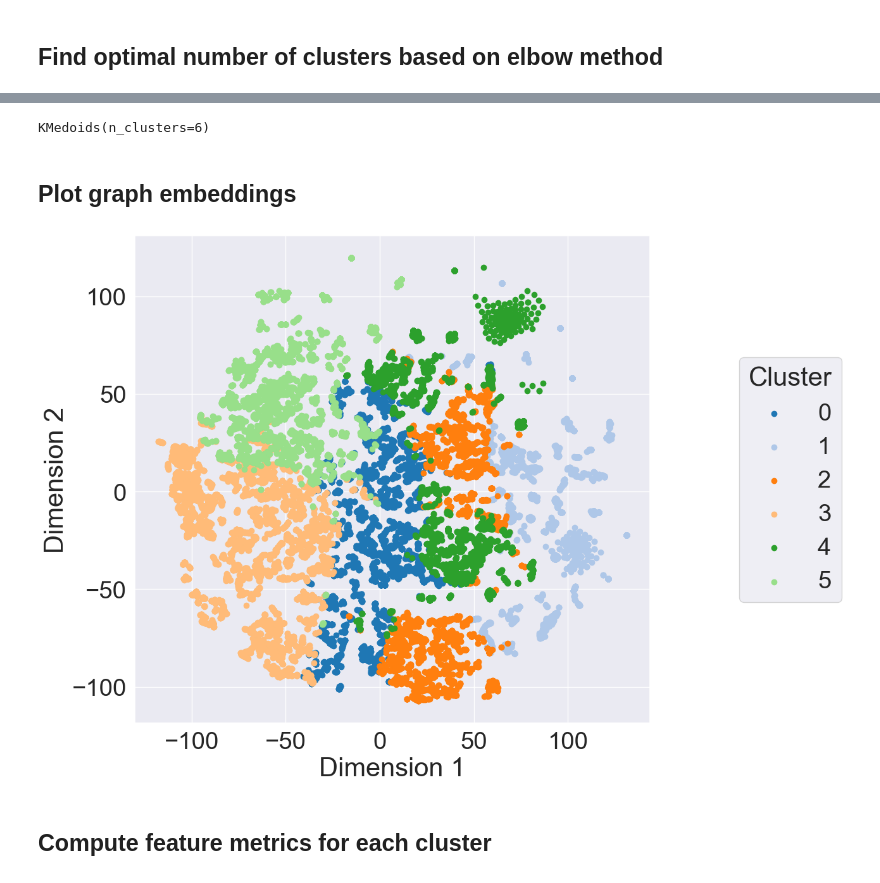
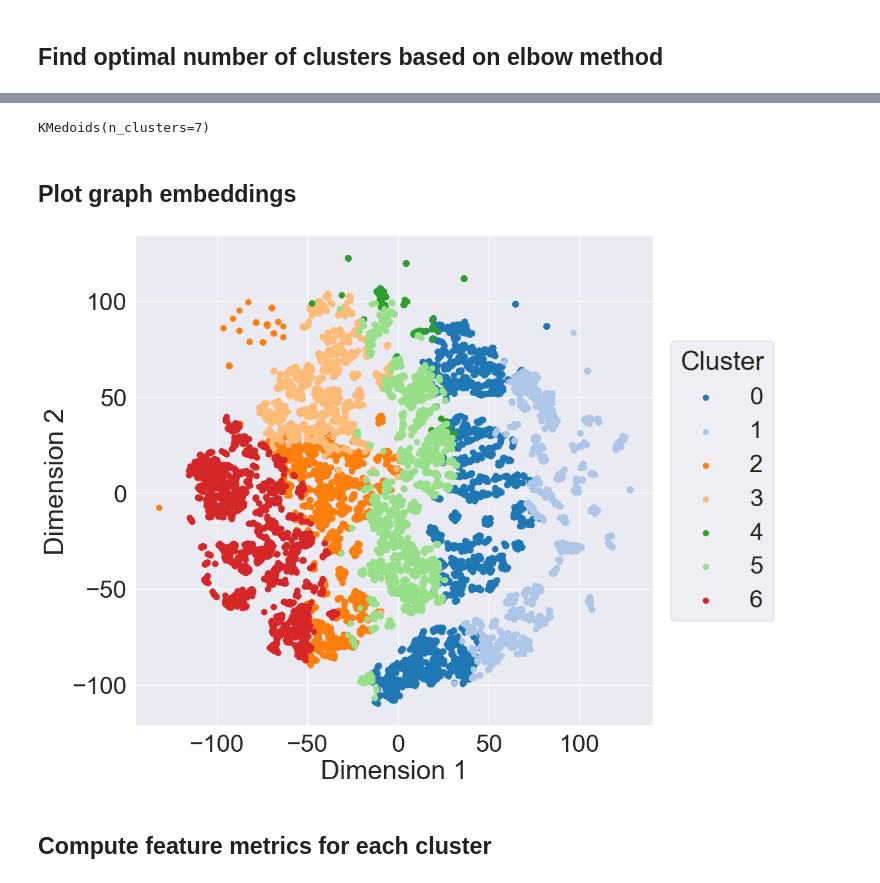
Before and after one commit to Teravolt/microrts-graph-state-encoder-gssl, a Jupyter notebook: visualize_gnn_states_cog2019.ipynb, the cells around one changed output, grey strips where cells are left out. Saved outputs shown, nothing was run; the diff lists cells and outputs as text; code cells hidden in the pictures.

Commit message:
Add visualizations

```diff
--- a/visualize_gnn_states_cog2019.ipynb
+++ b/visualize_gnn_states_cog2019.ipynb
@@ -19,7 +19,7 @@ CONFIG = Namespace(
     ema_alpha=0.99,
     batch_size=8,
     model_name="microrts-gnn-state-encoder",
-    save_model="gnn-state-model-v2.pt",
+    save_model="gnn-state-model-v2-centering.pt",
     hidden_dims=256,
     max_replays=-1,
     update_freq=100,
@@ -296,8 +296,8 @@ Silhouette Score for 15 clusters: 0.23029355704784393
 # %%
-kmedoids_obj = KMedoids(n_clusters=6)
+kmedoids_obj = KMedoids(n_clusters=7)
 kmedoids_obj.fit(graph_embeddings)
 # %% [output]
-KMedoids(n_clusters=6)
+KMedoids(n_clusters=7)
 # %% [markdown]
 ## Plot graph embeddings
 # %%
@@ -310,35 +310,35 @@ ax = fig.add_subplot(111)
 # dim_red_obj = UMAP(n_components=2, random_state=CONFIG.seed)
 dim_red_obj = TSNE(n_components=2, random_state=CONFIG.seed)
 dim_red_embedding = dim_red_obj.fit_transform(graph_embeddings)
 
 df = pd.DataFrame(dim_red_embedding, columns=['dim1', 'dim2'])
 df['game_segment_label'] = game_segment_labels
 df['map_label'] = map_labels
 df['kmedoids_label'] = kmedoids_obj.labels_
 df['player_name'] = player_name_labels
 
 labels = df['kmedoids_label'].values
 # labels = [label for label in labels if 'mid-game' not in label]
 num_labels = len(set(labels))
 for i, label in enumerate(set(labels)):
     label_df = df[df.kmedoids_label == label]
     ax.scatter(label_df.dim1, label_df.dim2, label=str(label), c=color_map(i))
 
 ax.set_xlabel("Dimension 1")
 ax.set_ylabel("Dimension 2")
 # ax.set_zlabel("Dimension 3")
 box = ax.get_position()
 ax.set_position([box.x0, box.y0, box.width * 0.7, box.height])
-ax.legend(loc='center left', bbox_to_anchor=(1.15, 0.5), title='Cluster')
+ax.legend(loc='center left', bbox_to_anchor=(1.01, 0.5), title='Cluster')
 
 if CONFIG.max_replays == -1:
     plt.savefig('cog-2019-all-replays-cluster-vis.pdf', bbox_inches='tight')
 else:
     plt.savefig(f'cog-2019-first-{CONFIG.max_replays}-replays-cluster-vis.pdf', bbox_inches='tight')
 
 # plt.close(fig)
 # %% [output]
-[figure, old version]
+[figure, new version]
 # %% [markdown]
 ## Compute feature metrics for each cluster
 # %%
```
Also changed, not shown: parts of 3 cells of this notebook, 3 other files.
